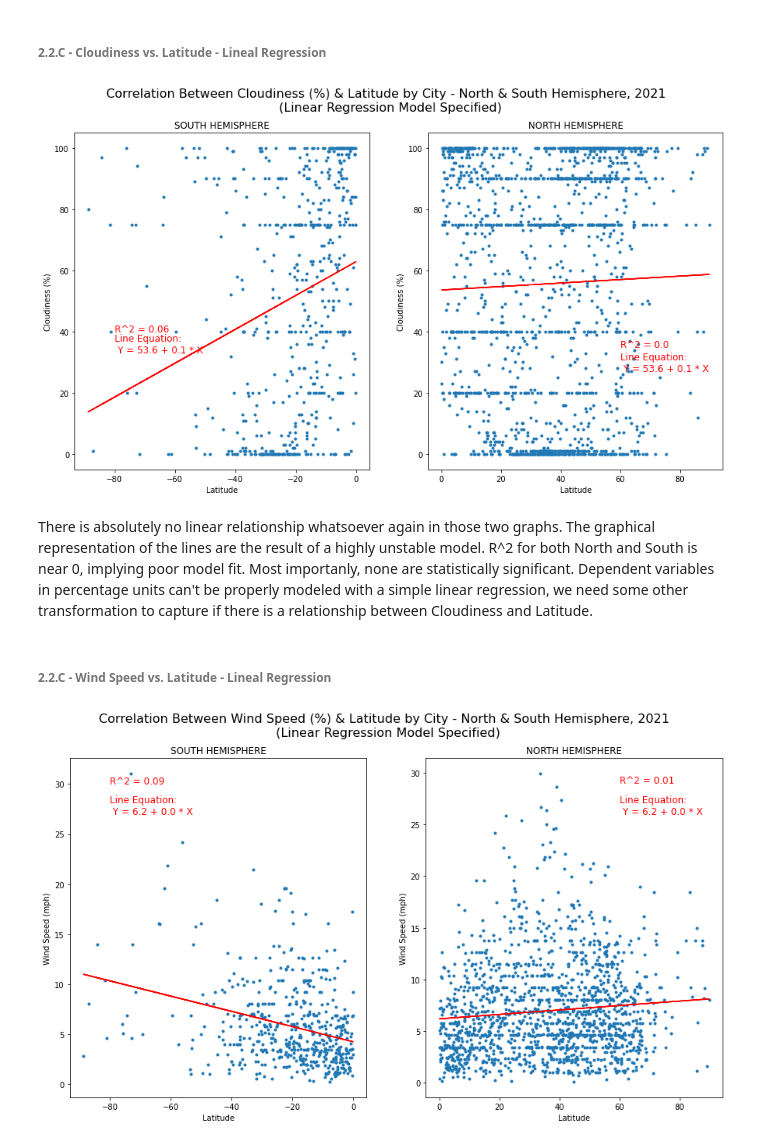
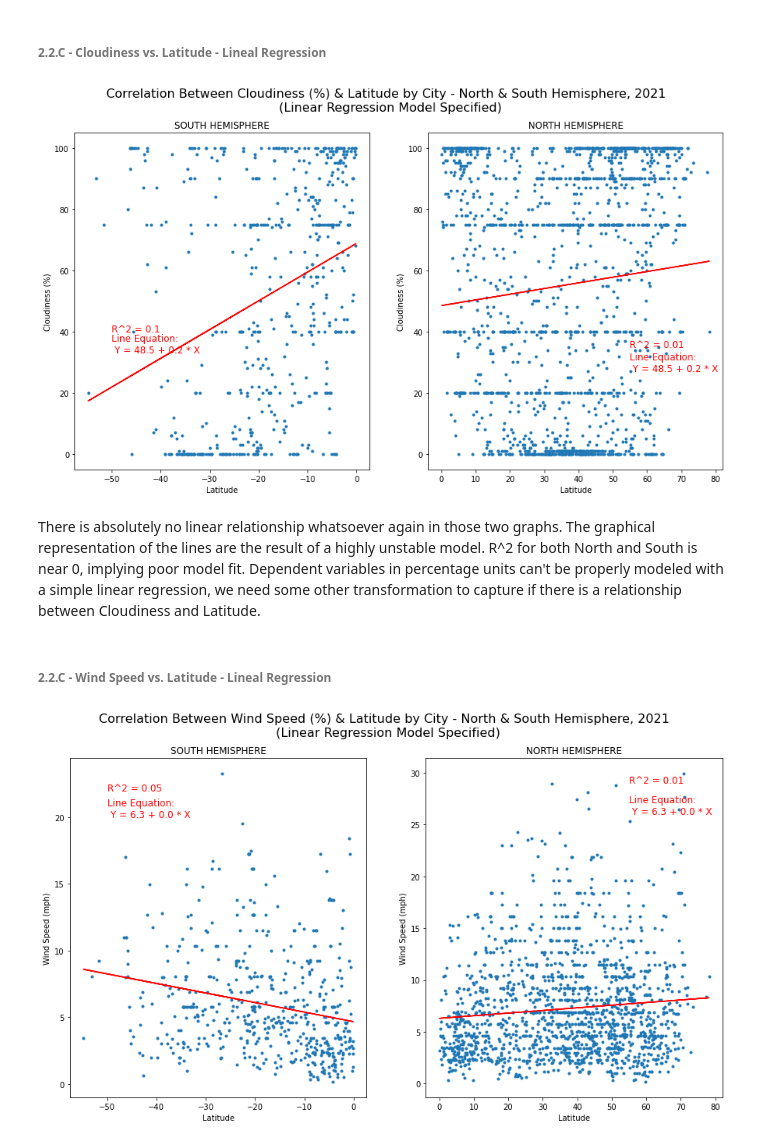
Before and after one commit to martinsingla/python-API-challenge, a Jupyter notebook: weather_analysis.ipynb, the cells around one changed output. Cells and saved outputs as stored; diff of their text form; code cells hidden in the pictures.

```diff
--- a/weather_analysis.ipynb
+++ b/weather_analysis.ipynb
@@ -47,16 +47,16 @@ len(city_names) #10000 city names matched
 
 #removing duplicated cities
 unique_cities = []
-unique_lat = []
-unique_lng = []
-unique_country= []
+estimated_lat = []
+estimated_lng = []
+country= []
 
 for i in range(0, 10000):
     if city_names[i] not in unique_cities:
         unique_cities.append(city_names[i])
-        unique_lat.append(lat_samp[i])
-        unique_lng.append(lat_samp[i])
-        unique_country.append(country_codes[i])
+        estimated_lat.append(lat_samp[i])
+        estimated_lng.append(lng_samp[i])
+        country.append(country_codes[i])
 
 #creating dataframe
 df = pd.DataFrame({
@@ -92,6 +92,8 @@ for i in range(0, len(df)):
 
     try:
         #Assingning to df
+        df.iloc[i, 2] = response["coord"]["lat"]
+        df.iloc[i, 3] = response["coord"]["lon"]
         df.iloc[i, 4] = response["main"]["temp"]
         df.iloc[i, 5] = response["main"]["humidity"]
         df.iloc[i, 6] = response["clouds"]["all"]
@@ -270,35 +272,35 @@ Absolute no linear correlation between Latitude and Humidity (%) either for Nort
 # %%
 #Cloudiness vs. Lat linear regressions
 lm3_north = linregress(x= df_north["Lat"],
                        y= df_north["Cloudiness (%)"])
 lm3_north_fitted = lm3_north[1] + lm3_north[0] * df_north["Lat"]
 lm3_south = linregress(x= df_south["Lat"],
                        y= df_south["Cloudiness (%)"])
 lm3_south_fitted = lm3_south[1] + lm3_south[0] * df_south["Lat"]
 
 #Plotting cloudiness vs. latitude correlations
 fig4, axs = plt.subplots(1,2, figsize=(15,8))
 fig4.suptitle("Correlation Between Cloudiness (%) & Latitude by City - North & South Hemisphere, 2021 \n (Linear Regression Model Specified)", fontsize= 16)
 axs[1].scatter(df_north.loc[:,"Lat"], df_north.loc[:,"Cloudiness (%)"], marker= ".")
 axs[1].plot(df_north["Lat"], lm3_north_fitted, color= "red")
 axs[1].set_title("NORTH HEMISPHERE")
 axs[1].set_ylabel("Cloudiness (%)")
 axs[1].set_xlabel("Latitude")
-axs[1].text(60, 35, f'R^2 = {round((np.corrcoef(df_north.loc[:,"Lat"], df_north.loc[:,"Cloudiness (%)"])[0,1])**2,2)}', color= "red", fontsize= 12)
-axs[1].text(60, 27, f'Line Equation: \n Y = {round(lm3_north[1],1)} + {round(lm3_north[0],1)} * X', color= "red", fontsize= 12)
+axs[1].text(55, 35, f'R^2 = {round((np.corrcoef(df_north.loc[:,"Lat"], df_north.loc[:,"Cloudiness (%)"])[0,1])**2,2)}', color= "red", fontsize= 12)
+axs[1].text(55, 27, f'Line Equation: \n Y = {round(lm3_north[1],1)} + {round(lm3_north[0],1)} * X', color= "red", fontsize= 12)
 
 axs[0].scatter(df_south.loc[:,"Lat"], df_south.loc[:,"Cloudiness (%)"], marker= ".")
 axs[0].plot(df_south["Lat"], lm3_south_fitted, color= "red")
 axs[0].set_title("SOUTH HEMISPHERE")
 axs[0].set_ylabel("Cloudiness (%)")
 axs[0].set_xlabel("Latitude")
-axs[0].text(-80, 40, f'R^2 = {round((np.corrcoef(df_south.loc[:,"Lat"], df_south.loc[:,"Cloudiness (%)"])[0,1])**2,2)}', color= "red", fontsize= 12)
-axs[0].text(-80, 33, f'Line Equation: \n Y = {round(lm3_north[1],1)} + {round(lm3_north[0],1)} * X', color= "red", fontsize= 12)
+axs[0].text(-50, 40, f'R^2 = {round((np.corrcoef(df_south.loc[:,"Lat"], df_south.loc[:,"Cloudiness (%)"])[0,1])**2,2)}', color= "red", fontsize= 12)
+axs[0].text(-50, 33, f'Line Equation: \n Y = {round(lm3_north[1],1)} + {round(lm3_north[0],1)} * X', color= "red", fontsize= 12)
 plt.show()
 # %% [output]
-[figure, old version]
+[figure, new version]
 # %% [markdown]
-There is absolutely no linear relationship whatsoever again in those two graphs. The graphical representation of the lines are the result of a highly unstable model. R^2 for both North and South is near 0, implying poor model fit. Most importanly, none are statistically significant. Dependent variables in percentage units can't be properly modeled with a simple linear regression, we need some other transformation to capture if there is a relationship between Cloudiness and Latitude.
+There is absolutely no linear relationship whatsoever again in those two graphs. The graphical representation of the lines are the result of a highly unstable model. R^2 for both North and South is near 0, implying poor model fit. Dependent variables in percentage units can't be properly modeled with a simple linear regression, we need some other transformation to capture if there is a relationship between Cloudiness and Latitude.
 # %% [markdown]
 ######  2.2.C -  Wind Speed  vs. Latitude - Lineal Regression
 # %%
@@ -318,17 +320,17 @@ axs[1].plot(df_north["Lat"], lm4_north_fitted, color= "red")
 axs[1].set_title("NORTH HEMISPHERE")
 axs[1].set_ylabel("Wind Speed (mph)")
 axs[1].set_xlabel("Latitude")
-axs[1].text(60, 29, f'R^2 = {round((np.corrcoef(df_north.loc[:,"Lat"], df_north.loc[:,"Wind Speed (mph)"])[0,1])**2,2)}', color= "red", fontsize= 12)
-axs[1].text(60, 26, f'Line Equation: \n Y = {round(lm4_north[1],1)} + {round(lm4_north[0],1)} * X', color= "red", fontsize= 12)
+axs[1].text(55, 29, f'R^2 = {round((np.corrcoef(df_north.loc[:,"Lat"], df_north.loc[:,"Wind Speed (mph)"])[0,1])**2,2)}', color= "red", fontsize= 12)
+axs[1].text(55, 26, f'Line Equation: \n Y = {round(lm4_north[1],1)} + {round(lm4_north[0],1)} * X', color= "red", fontsize= 12)
 
 axs[0].scatter(df_south.loc[:,"Lat"], df_south.loc[:,"Wind Speed (mph)"], marker= ".")
 axs[0].plot(df_south["Lat"], lm4_south_fitted, color= "red")
 axs[0].set_title("SOUTH HEMISPHERE")
 axs[0].set_ylabel("Wind Speed (mph)")
 axs[0].set_xlabel("Latitude")
-axs[0].text(-80, 30, f'R^2 = {round((np.corrcoef(df_south.loc[:,"Lat"], df_south.loc[:,"Wind Speed (mph)"])[0,1])**2,2)}', color= "red", fontsize= 12)
-axs[0].text(-80, 27, f'Line Equation: \n Y = {round(lm4_north[1],1)} + {round(lm4_north[0],1)} * X', color= "red", fontsize= 12)
+axs[0].text(-50, 22, f'R^2 = {round((np.corrcoef(df_south.loc[:,"Lat"], df_south.loc[:,"Wind Speed (mph)"])[0,1])**2,2)}', color= "red", fontsize= 12)
+axs[0].text(-50, 20, f'Line Equation: \n Y = {round(lm4_north[1],1)} + {round(lm4_north[0],1)} * X', color= "red", fontsize= 12)
 plt.show()
 # %% [output]
-[figure, old version]
+[figure, new version]
 # %% [markdown]
```
Also changed, not shown: parts of 8 cells of this notebook, 15 other files.
